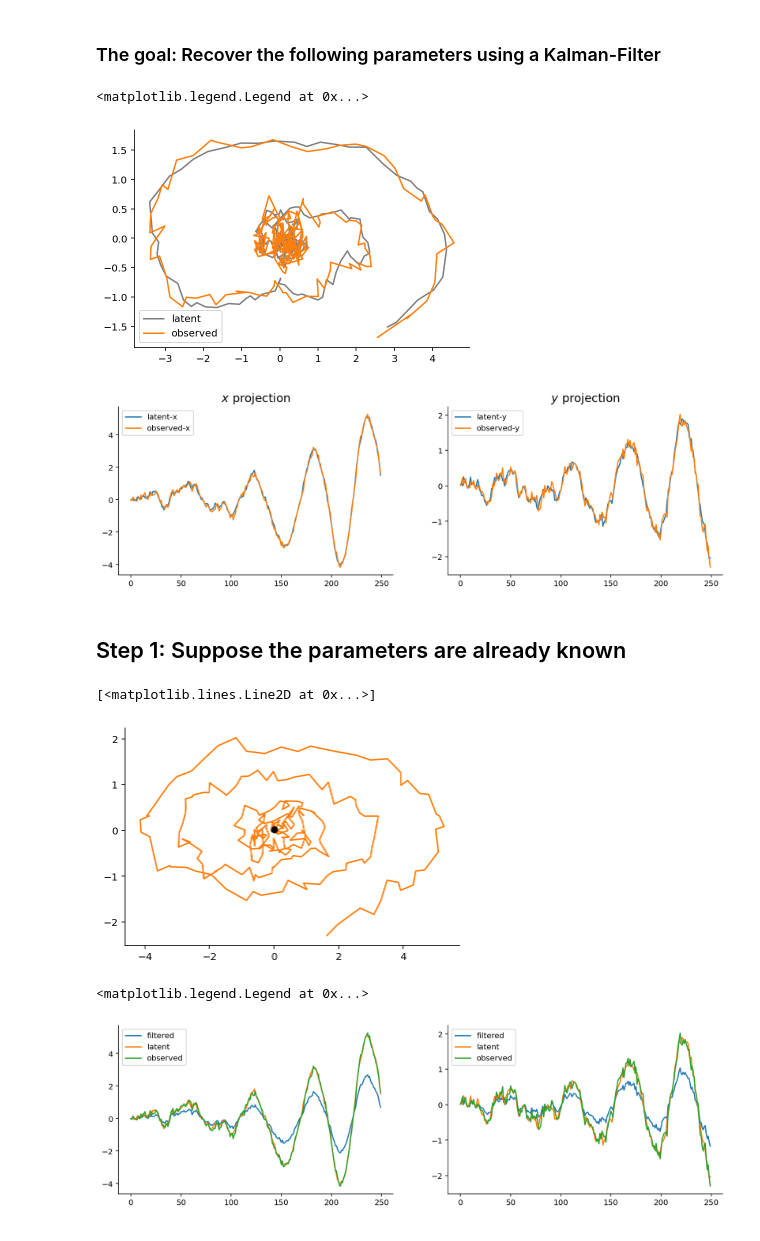
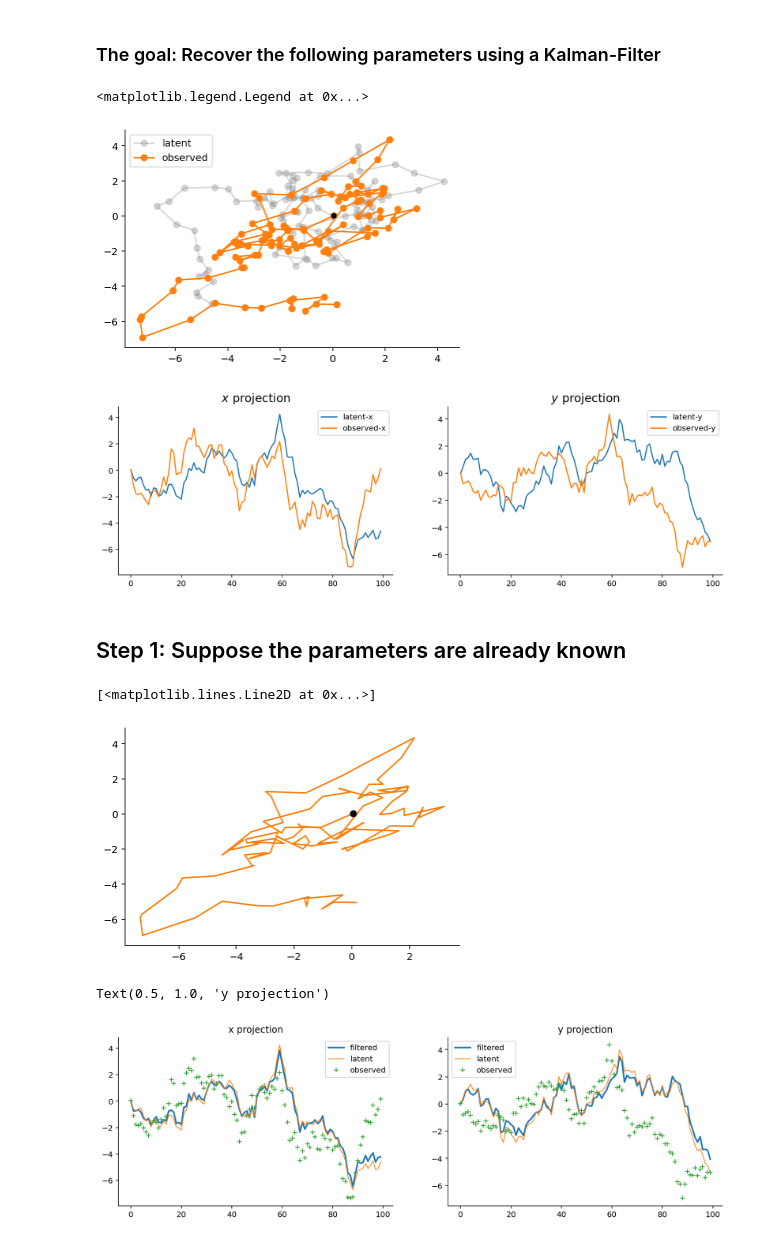
Before and after one commit to gerdm/msc-dissertation, a Jupyter notebook: notebooks/kalman-filter.ipynb, the cells around one changed output. Saved outputs shown, nothing was run; the diff lists cells and outputs as text; code cells hidden in the pictures.

Commit message:
notebook-feat: fix kalman filter
Fix Kalman Filter implementation when parameters are known

```diff
--- a/notebooks/kalman-filter.ipynb
+++ b/notebooks/kalman-filter.ipynb
@@ -57,8 +57,8 @@ A = np.array([
 ]) / 2
 
 C = np.array([
-    [1, 0.],
-    [0.0, 1]
+    [0,   1],
+    [0.0, 0]
 ])
 
 # Γ = np.array([
@@ -77,7 +77,6 @@ C = np.array([
 Σ = np.eye(2) / 110
 
 muv = np.zeros(4)
-zeros = np.zeros((2, 2))
 # %%
 np.random.seed(314)
 n_sims, n_steps = 2, 250
@@ -151,7 +150,7 @@ def lds_sample(μ0, V0, A, C, Γ, Σ, n_sims, n_steps, T):
         φn = obs_rvs[:, n, :]
 
         z_new = zn + np.einsum("ij,sj->si", A, zn) * dt + ϵn * np.sqrt(dt)
-        xn = zn + np.einsum("ij,sj->si", C @ A, zn) * dt + φn * np.sqrt(dt)
+        xn = xn + np.einsum("ij,sj->si", C @ A, zn) * dt + φn * np.sqrt(dt)
         zn = z_new
 
         sol_latent[:, n, :] = zn
@@ -192,38 +233,39 @@ zeros = np.zeros((2, 2))
 # %%
-
-n_sims, n_steps = 5, 250
-T = 250
+np.random.seed(314)
+n_sims, n_steps = 5, 100
+T = 50
 latent, obs = lds_sample(μ0, V0, A, C, Γ, Σ, n_sims, n_steps, T)
 
-plt.plot(*latent[2].T, label="latent", c="tab:gray")
-plt.plot(*obs[2].T, label="observed", c="tab:orange")
+nsim = 1
+plt.scatter(*obs[nsim, 0], c="black", s=20, zorder=3)
+plt.plot(*latent[nsim].T, label="latent", c="tab:gray", marker="o", alpha=0.3)
+plt.plot(*obs[nsim].T, label="observed", c="tab:orange", marker="o")
 plt.legend()
 # %% [output]
 <matplotlib.legend.Legend at 0x...>
-[figure, old version]
+[figure, new version]
 # %%
-nsim = 1
 fig, ax = plt.subplots(1, 2, figsize=(14, 4))
 
-ax[0].plot(sol[0, nsim, :], label="latent-x")
-ax[0].plot(sol[2, nsim, :], label="observed-x")
+ax[0].plot(latent[nsim, :, 0], label="latent-x")
+ax[0].plot(obs[nsim, :, 0], label="observed-x")
 ax[0].legend()
 ax[0].set_title("$x$ projection", fontsize=15)
 
-ax[1].plot(sol[1, nsim, :], label="latent-y")
-ax[1].plot(sol[3, nsim, :], label="observed-y")
+ax[1].plot(latent[nsim, :, 1], label="latent-y")
+ax[1].plot(obs[nsim, :, 1], label="observed-y")
 ax[1].legend()
 ax[1].set_title("$y$ projection", fontsize=15);
 # %% [output]
-[figure, old version]
+[figure, new version]
 # %% [markdown]
 ## Step 1: Suppose the parameters are already known
 # %%
-Z = sol[[0, 1], nsim].T
-X = sol[[2, 3], nsim].T
+Z = latent[nsim]
+X = obs[nsim]
 
 plt.scatter(*X[0, :], c="black", zorder=2)
 plt.plot(*X.T, c="tab:orange", zorder=1)
 # %% [output]
 [<matplotlib.lines.Line2D at 0x...>]
-[figure, old version]
+[figure, new version]
@@ -236,27 +272,43 @@ V1 = (I - K1 @ C) @ V0
 # %%
+I = np.eye(2)
+K1 = V0 @ C.T @ inv(C @ V0 @ C.T + Σ)
+
+μ1 = μ0 + K1 @ (X[0] - C @ μ0)
+V1 = (I - K1 @ C) @ V0
+
 μ_hist = np.zeros((n_steps, 2))
+V_hist = np.zeros((n_steps, 2, 2))
 μ_hist[0] = μ1
+V_hist[0] = V1
 
 Vn = V1
 for n in range(1, n_steps):
-    Pnm1 = Γ + A @ Vn @ A.T
-    Kn = Pnm1 @ C.T @ inv(C @ Pnm1 @ C.T + Σ)
+    Pnm1 = A @ Vn @ A.T + Γ
+    Sn = C @ Pnm1 @ C.T + Σ
+    Kn = Pnm1 @ C.T @ inv(Sn)
 
-    μn = A @ μ_hist[n-1] + Kn @ (X[n] - C @ A @ μ_hist[n-1])
+    μ_update = A @ μ_hist[n-1]
+    x_update = C @ μ_update
+
+    μn = μ_update + Kn @ (X[n] - x_update)
     Vn = (I - Kn @ C) @ Pnm1
+
     μ_hist[n] = μn
+    V_hist[n] = Vn
 # %%
 fig, ax = plt.subplots(1, 2, figsize=(14, 4))
 
-ax[0].plot(μ_hist[:, 0], label="filtered")
-ax[0].plot(Z[:, 0], label="latent")
-ax[0].plot(X[:, 0], label="observed")
+ax[0].plot(μ_hist[:, 0], label="filtered", linewidth=2)
+ax[0].plot(Z[:, 0], label="latent", linewidth=1)
+ax[0].plot(X[:, 0], label="observed", linewidth=0, marker="+")
 ax[0].legend()
+ax[0].set_title("x projection")
 
-ax[1].plot(μ_hist[:, 1], label="filtered")
-ax[1].plot(Z[:, 1], label="latent")
-ax[1].plot(X[:, 1], label="observed")
+ax[1].plot(μ_hist[:, 1], label="filtered", linewidth=2)
+ax[1].plot(Z[:, 1], label="latent", linewidth=1)
+ax[1].plot(X[:, 1], label="observed", linewidth=0, marker="+")
 ax[1].legend()
+ax[1].set_title("y projection")
 # %% [output]
-<matplotlib.legend.Legend at 0x...>
+Text(0.5, 1.0, 'y projection')
-[figure, old version]
+[figure, new version]
```
Also changed, not shown: parts of 5 cells of this notebook.
